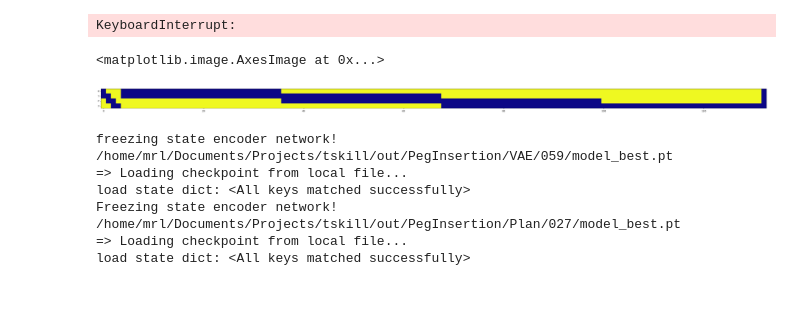
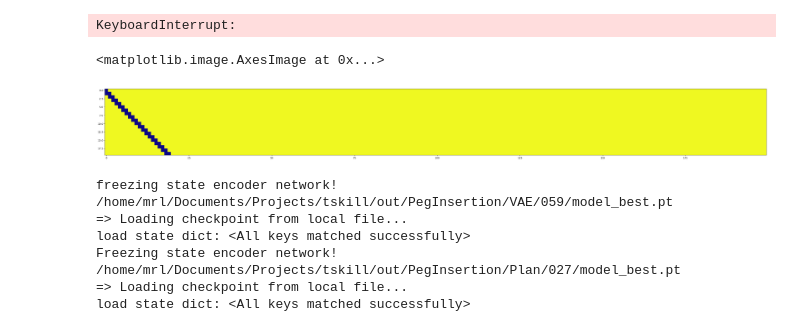
Before and after one commit to apalleiko/tskill, a Jupyter notebook: visualize_images.ipynb, the cells around one changed output. Cells and saved outputs as stored; diff of their text form; code cells hidden in the pictures; blank space fills up the shorter version.

```diff
--- a/visualize_images.ipynb
+++ b/visualize_images.ipynb
@@ -86,9 +86,9 @@ i = 1
 
 plan_src_mask, plan_mem_mask, plan_tgt_mask = get_plan_ar_masks(16*2, 4, "onehot", 2, device='cpu')
 dec_mem_mask, dec_tgt_mask = get_dec_ar_masks(4, 10, 2, device='cpu')
-enc_src_mask, enc_mem_mask, enc_tgt_mask = get_enc_causal_masks(200, 20, 10, device='cpu')
+enc_mem_mask, enc_tgt_mask = get_enc_causal_masks(200, 20, 10, 2, 4, device='cpu')
 
-mask = plan_mem_mask
+mask = enc_mem_mask
 
 fig = plt.figure(1, figsize=(50,50))
 ax1 = fig.subplots(1,1)
@@ -104,34 +104,34 @@ ax1.imshow(mask.squeeze(0).to(torch.int), cmap="plasma")
 #     data = pickle.load(f)
 
 # Images
 # print(data["rgb"].shape)
 # n = data["rgb"].shape[0]
 # n_cams = data["rgb"].shape[1]
 # for im in range(50):
 #     fig = plt.figure(im)
 #     axes = fig.subplots(1,n_cams)
 #     for c in range(n_cams):
 #         axes[c].imshow(data["rgb"][im,c,...].permute(1,2,0))
     # ax3.imshow(data["enc_mask"].to(torch.int))
     # ax4.imshow(data["dec_mask"].to(torch.int))
 
 # Masks
 # bs = data["actions"].shape[0]
 # enc_mask = data["enc_mask"][0,...]
 # for b in range(bs):
 #     fig = plt.figure(b, figsize=(20,10))
 #     ax1, ax2, ax3= fig.subplots(1,3)
 #     seq_pad_mask = data["seq_pad_mask"][b,...]
 #     seq_pad_mask = seq_pad_mask.unsqueeze(0).repeat(4*seq_pad_mask.shape[0], 4)
 #     print(torch.logical_not((seq_pad_mask[0,...] | data["enc_mask"][b,0,...])).to(torch.int).sum())
 #     ax1.imshow(data["enc_mask"][b,...].to(torch.int))
 #     ax2.imshow(seq_pad_mask.to(torch.int))
 #     ax3.imshow((data["enc_mask"][b,...] | seq_pad_mask).to(torch.int))
 
 # data["enc_mask"][3,...] = torch.zeros_like(data["enc_mask"][3,...])
 # %% [output]
 <matplotlib.image.AxesImage at 0x...>
-[figure, old version]
+[figure, new version]
 # %%
 # Model
 model = config.get_model(cfg, device="cpu")
```
Also changed, not shown: parts of 1 cell of this notebook, 5 other files.
